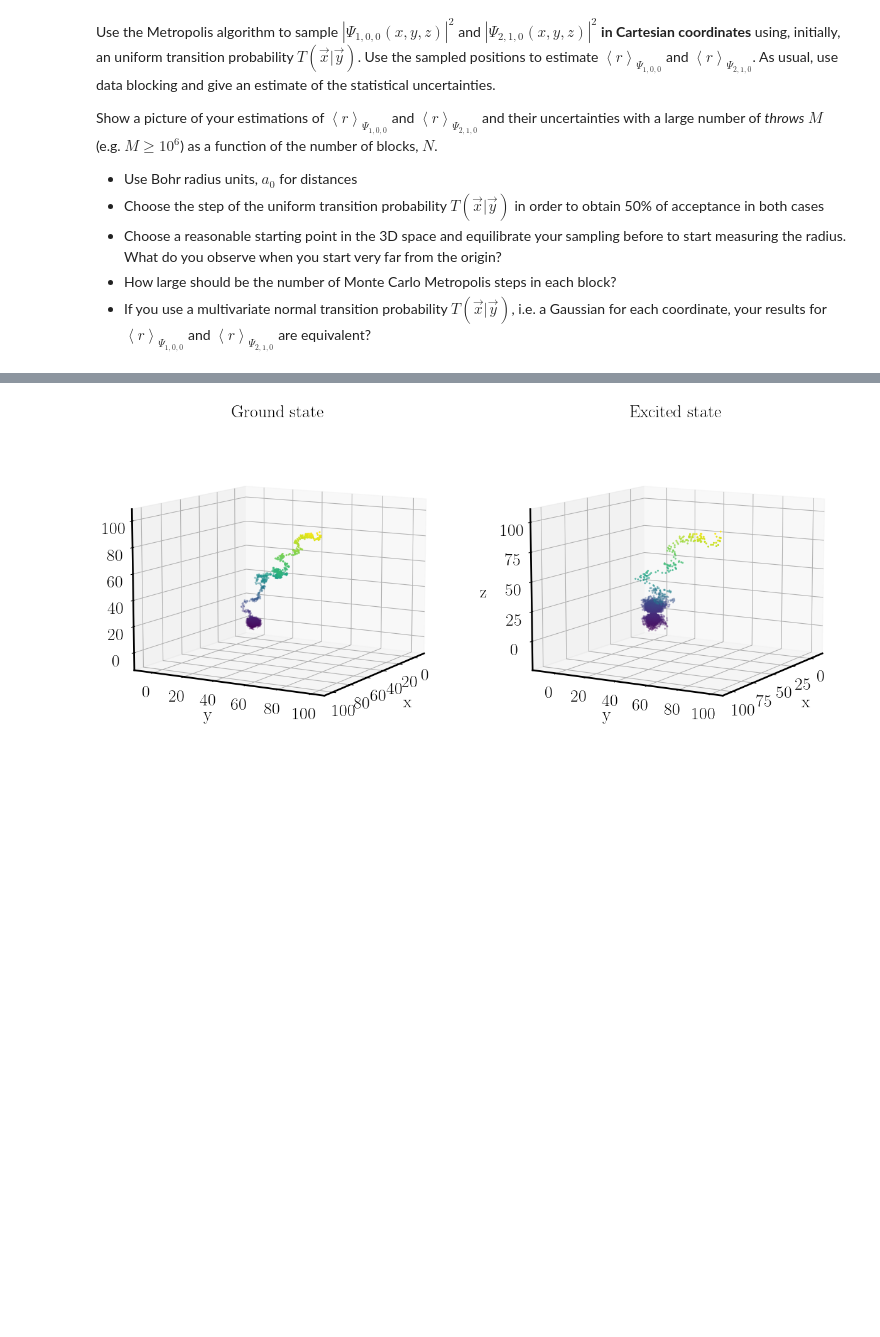
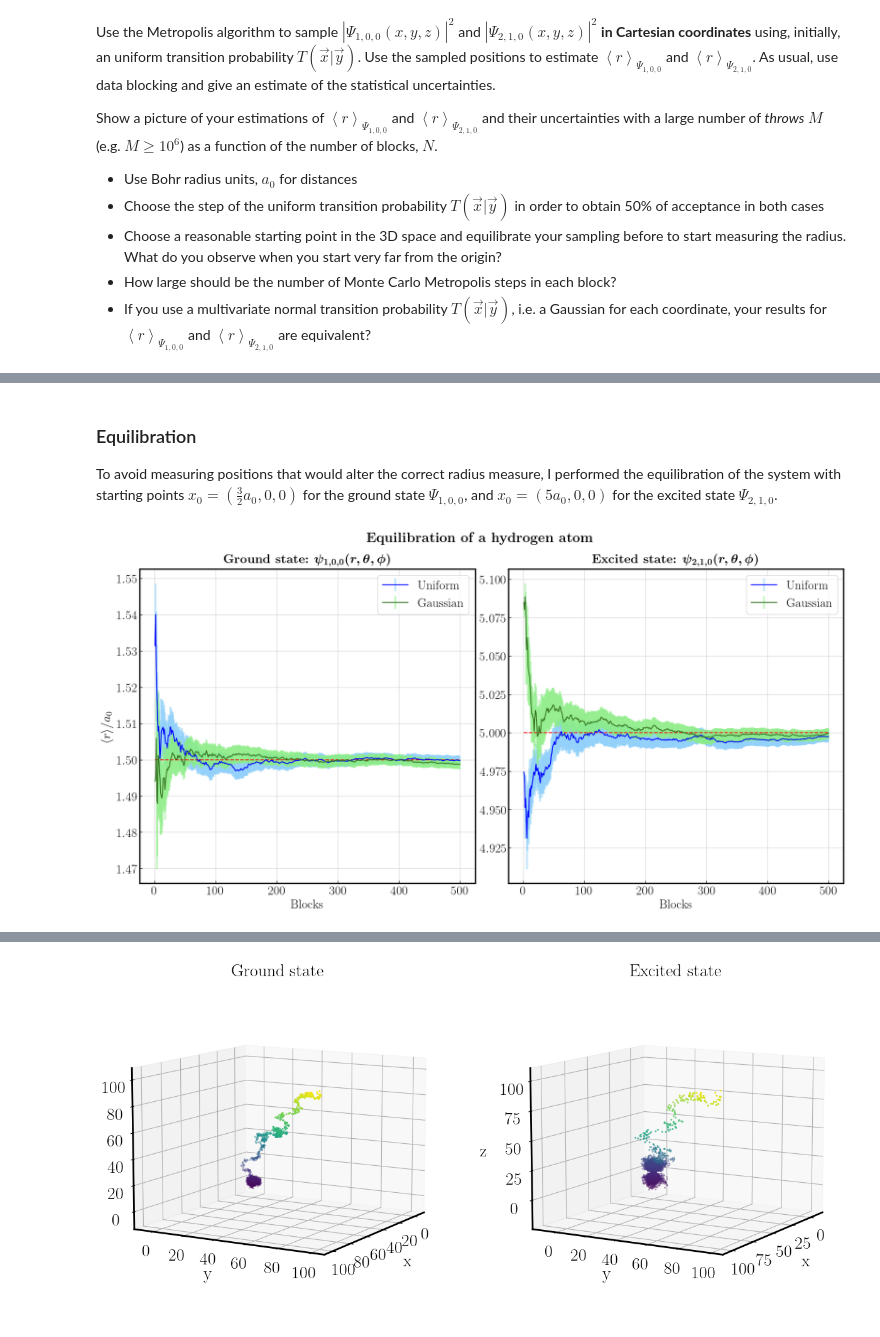
Before and after one commit to ste-cartu/Numerical-Simulation-Laboratory, a Jupyter notebook: Exercise_05/Exercise_05.ipynb, the cells around one changed output, grey strips where cells are left out. Saved outputs shown, nothing was run; the diff lists cells and outputs as text; code cells hidden in the pictures; blank space fills up the shorter version.

```diff
--- a/Exercise_05/Exercise_05.ipynb
+++ b/Exercise_05/Exercise_05.ipynb
@@ -23,0 +149,44 @@ Show a picture of your estimations of $\left\langle r \right\rangle_{\Psi_{1,0,0
+# %% [markdown]
+### Equilibration
+
+To avoid measuring positions that would alter the correct radius measure, I performed the equilibration of the system with starting points $x_0 = \left( \frac{3}{2}a_0, 0, 0 \right)$ for the ground state $\Psi_{1,0,0}$, and $x_0 = ( 5a_0, 0, 0)$ for the excited state $\Psi_{2,1,0}$.
+# %%
+eq_100_unif = np.loadtxt('05.1/eq_100_unif.csv', delimiter=',', skiprows=1)
+eq_100_gaus = np.loadtxt('05.1/eq_100_gaus.csv', delimiter=',', skiprows=1)
+
+eq_210_unif = np.loadtxt('05.1/eq_210_unif.csv', delimiter=',', skiprows=1)
+eq_210_gaus = np.loadtxt('05.1/eq_210_gaus.csv', delimiter=',', skiprows=1)
+# %%
+fig, axs = plt.subplots(1, 2, figsize=(20,9), gridspec_kw={'wspace': 0.1})
+
+
+line, caplines, barlinecols = axs[0].errorbar(eq_100_unif[:,0], eq_100_unif[:,2], yerr=eq_100_unif[:,3], color='blue', ecolor='lightskyblue', alpha=0.5, elinewidth=3, label='Uniform')
+line.set_alpha(1)
+line, caplines, barlinecols = axs[0].errorbar(eq_100_gaus[:,0], eq_100_gaus[:,2], yerr=eq_100_gaus[:,3], color='#387723', ecolor='#8BEE84', alpha=0.5, elinewidth=3, label='Gaussian')
+line.set_alpha(1)
+exact_100 = np.ones(eq_100_unif.shape[0]) * 1.5
+axs[0].plot(eq_100_unif[:,0], exact_100, color='red', linestyle='--')
+
+axs[0].set_title(r'\textbf{Ground state:} \boldmath$\psi_{1,0,0}(r, \theta, \phi)$', pad=10)
+axs[0].set_xlabel('Blocks')
+axs[0].set_ylabel(r'$\langle r \rangle/a_0$', labelpad=6)
+axs[0].legend()
+
+
+line, caplines, barlinecols = axs[1].errorbar(eq_210_unif[:,0], eq_210_unif[:,2], yerr=eq_210_unif[:,3], color='blue', ecolor='lightskyblue', alpha=0.5, elinewidth=3, label='Uniform')
+line.set_alpha(1)
+line, caplines, barlinecols = axs[1].errorbar(eq_210_gaus[:,0], eq_210_gaus[:,2], yerr=eq_210_gaus[:,3], color='#387723', ecolor='#8BEE84', alpha=0.5, elinewidth=3, label='Gaussian')
+line.set_alpha(1)
+exact_210 = np.ones(eq_210_unif.shape[0]) * 5
+axs[1].plot(eq_210_unif[:,0], exact_210, color='red', linestyle='--')
+
+axs[1].set_title(r'\textbf{Excited state:} \boldmath$\psi_{2,1,0}(r, \theta, \phi)$', pad=10)
+axs[1].set_xlabel('Blocks')
+axs[1].legend()
+
+
+fig.suptitle(r'\textbf{Equilibration of a hydrogen atom}', y=0.97, fontsize=22)
+
+plt.show()
+# %% [output]
+[figure, added]
```
Also changed, not shown: parts of 20 cells of this notebook, 15 other files.
